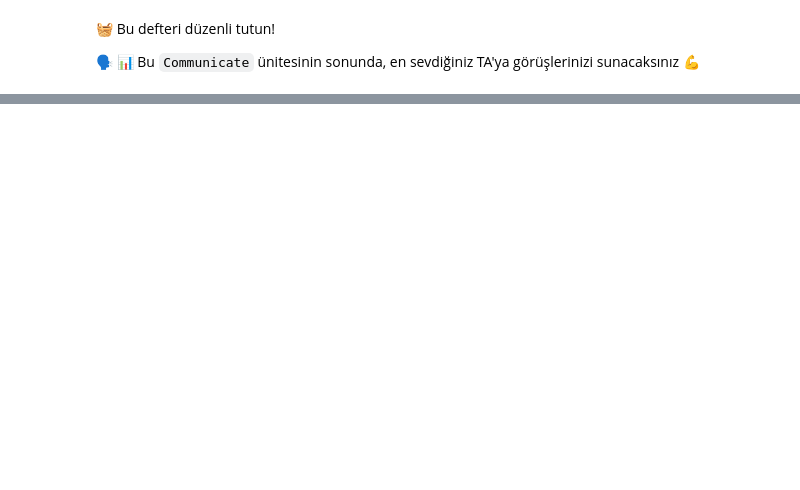
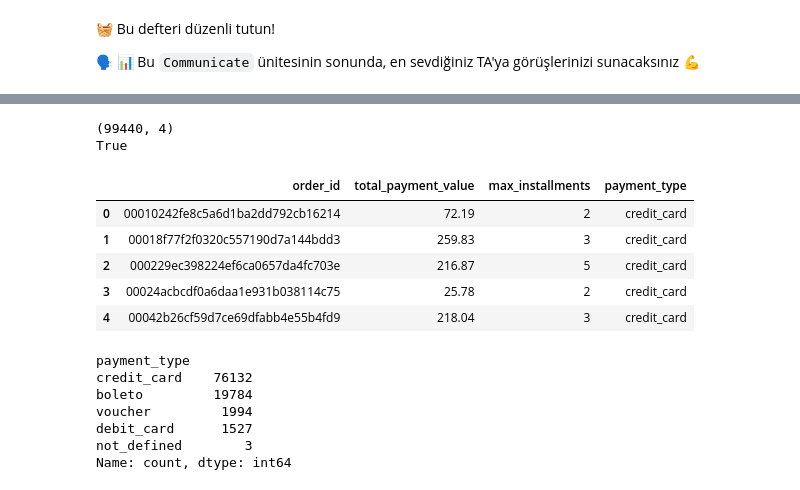
Before and after one commit to gunay-ozsoy/data-olist-ceo-request, a Jupyter notebook: CEO_request.ipynb, the cells around one changed output, grey strips where cells are left out. Cells and saved outputs as stored; diff of their text form; code cells hidden in the pictures; blank space fills up the shorter version.

```diff
--- a/CEO_request.ipynb
+++ b/CEO_request.ipynb
@@ -354,0 +510,38 @@ IT\_cost = \alpha \sqrt{n\_sellers} + \beta \sqrt{n\_items}
+# %%
+pay = df_payments[["order_id", "payment_value", "payment_installments", "payment_type"]].copy()  # payments tablosundan gerekli kolonları seçer (orijinali bozmamak için copy)
+
+def mode_or_first(s):
+    m = s.mode(dropna=True)                      # seride en sık görülen değeri(leri) bulur (NaN'leri saymaz); sonuç bir Series olabilir
+    if len(m) > 0:                               # en az bir mode bulunduysa
+        return m.iloc[0]                         # ilk mode değerini döndürür (beraberlik varsa tie-break olarak ilkini seçer)
+    return s.dropna().iloc[0] if s.notna().any() else np.nan  # mode yoksa: NaN olmayan ilk değeri döndür; tamamen boşsa NaN döndür
+
+pay_agg = (
+    pay.groupby("order_id", as_index=False)      # order_id bazında gruplayarak order-level'a indirger
+       .agg(
+           total_payment_value=("payment_value", "sum"),       # her order için ödeme değerlerini toplar (order toplam ödemesi)
+           max_installments=("payment_installments", "max"),   # her order için en yüksek taksit sayısını alır
+           payment_type=("payment_type", mode_or_first),       # her order için baskın ödeme türünü (mode) seçer; gerekirse fallback uygular
+       )
+)
+
+print(pay_agg.shape)                              # (satır, kolon) sayısını kontrol eder; satır sayısı benzersiz order_id sayısı olmalı
+print(pay_agg["order_id"].is_unique)              # order_id'ler unique mi? (True olmalı; merge'de satır şişmesini önler)
+display(pay_agg.head())                           # ilk 5 satırı gözle kontrol için gösterir
+print(pay_agg["payment_type"].value_counts().head())  # en sık görülen ödeme türlerini ve adetlerini hızlıca kontrol eder
+# %% [output]
+(99440, 4)
+True
+|  | order_id | total_payment_value | max_installments | payment_type |
+| 0 | 00010242fe8c5a6d1ba2dd792cb16214 | 72.19 | 2 | credit_card |
+| 1 | 00018f77f2f0320c557190d7a144bdd3 | 259.83 | 3 | credit_card |
+| 2 | 000229ec398224ef6ca0657da4fc703e | 216.87 | 5 | credit_card |
+| 3 | 00024acbcdf0a6daa1e931b038114c75 | 25.78 | 2 | credit_card |
+| 4 | 00042b26cf59d7ce69dfabb4e55b4fd9 | 218.04 | 3 | credit_card |
+payment_type
+credit_card    76132
+boleto         19784
+voucher         1994
+debit_card      1527
+not_defined        3
+Name: count, dtype: int64
```
Also changed, not shown: parts of 15 cells of this notebook.
